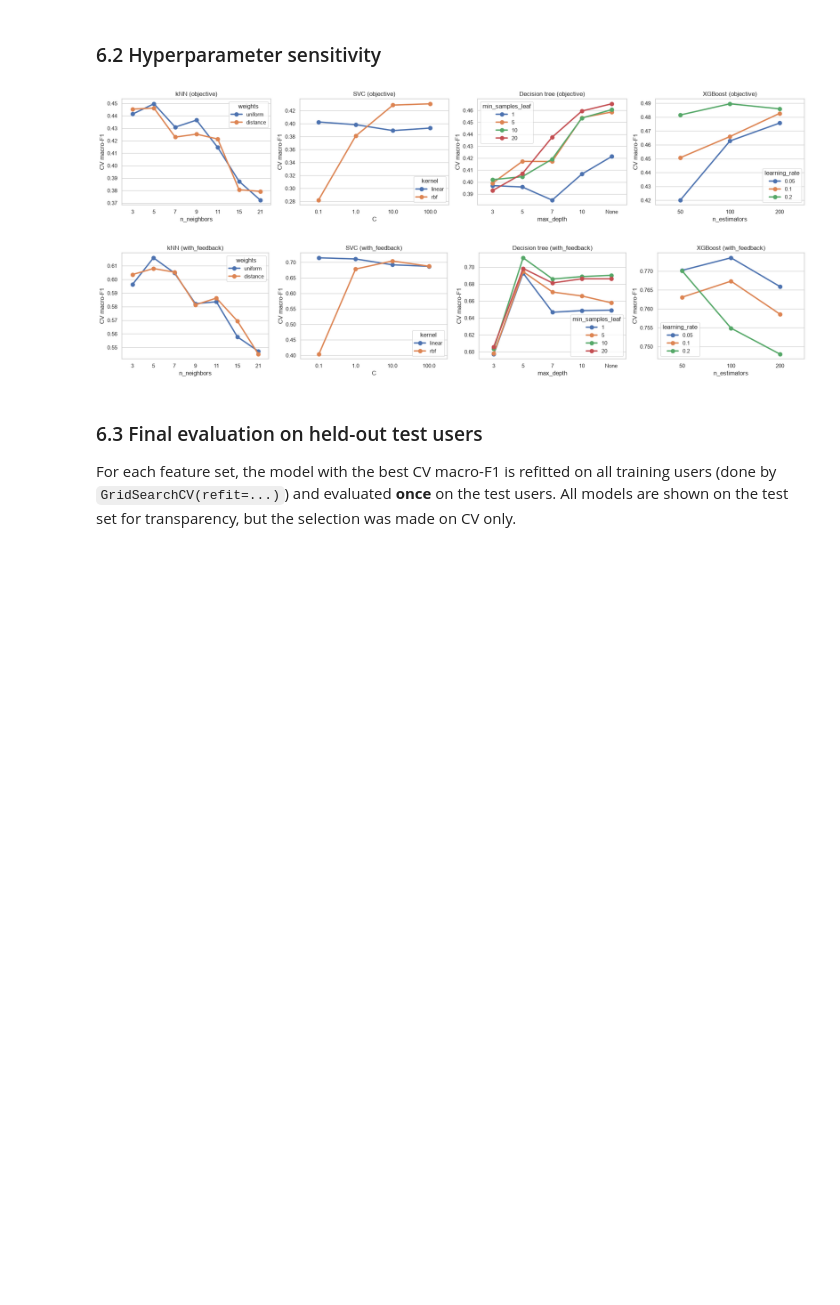
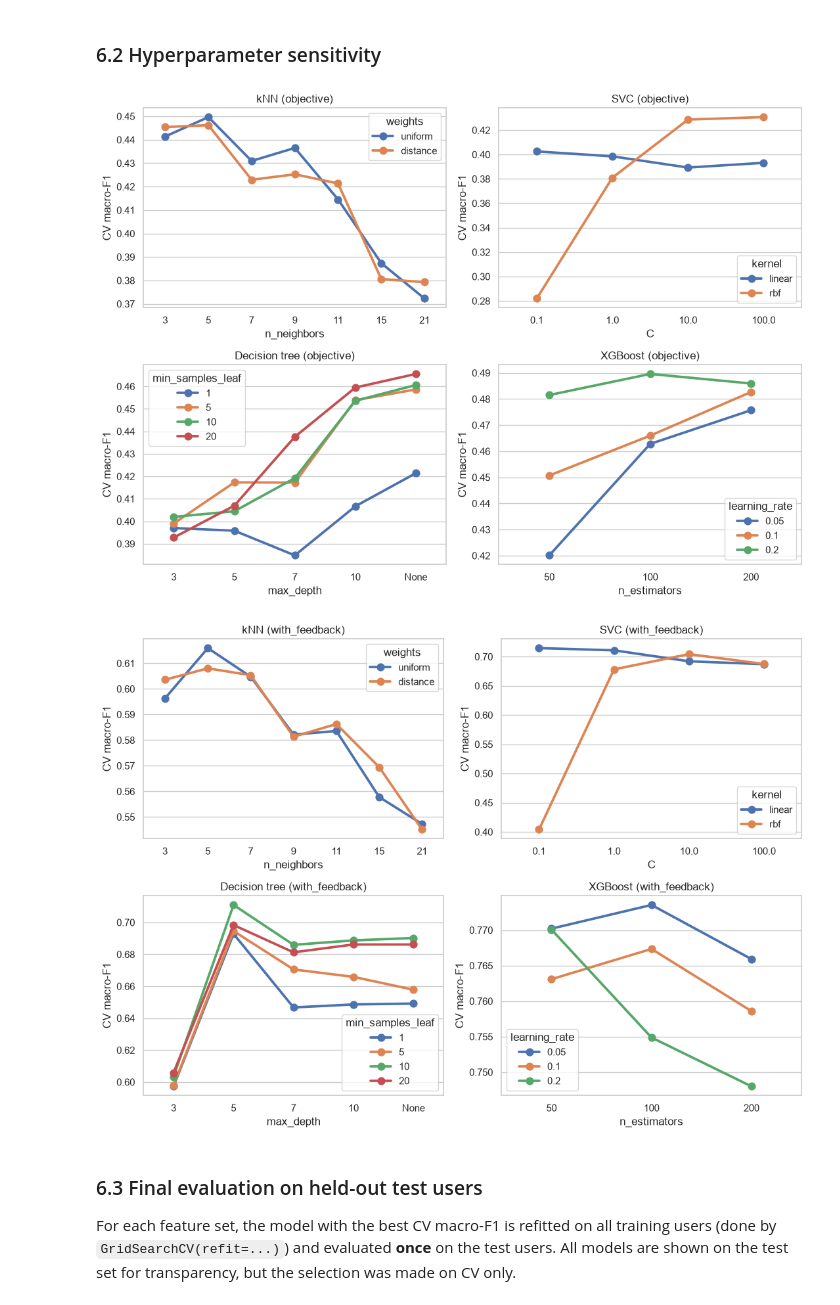
Before and after one commit to salmaimassadan/Qoe-Poqemon-project, a Jupyter notebook: notebooks/poqemon-qoe-project.ipynb, the cells around one changed output. Saved outputs shown, nothing was run; the diff lists cells and outputs as text; code cells hidden in the pictures; blank space fills up the shorter version.

```diff
--- a/notebooks/poqemon-qoe-project.ipynb
+++ b/notebooks/poqemon-qoe-project.ipynb
@@ -457,25 +457,25 @@ plt.show()
 # %%
 def plot_sensitivity(fs_name, model_name, x, hue, ax, fixed=None):
     res = pd.DataFrame(searches[fs_name, model_name].cv_results_)
     for k, v in (fixed or {}).items():
         res = res[res[f"param_clf__{k}"] == v]
     res = res.assign(**{c: res[f"param_clf__{c}"].astype(object).fillna("None").astype(str) for c in (x, hue)})
     best = res.groupby([x, hue], sort=False)["mean_test_f1_macro"].max().reset_index()
     sns.pointplot(best, x=x, y="mean_test_f1_macro", hue=hue, ax=ax)
     ax.set(title=f"{model_name} ({fs_name})", ylabel="CV macro-F1")
 
 for fs_name in FEATURE_SETS:
-    fig, axes = plt.subplots(1, 4, figsize=(20, 4))
-    plot_sensitivity(fs_name, "kNN", "n_neighbors", "weights", axes[0])
-    plot_sensitivity(fs_name, "SVC", "C", "kernel", axes[1])
-    plot_sensitivity(fs_name, "Decision tree", "max_depth", "min_samples_leaf", axes[2])
-    plot_sensitivity(fs_name, "XGBoost", "n_estimators", "learning_rate", axes[3])
+    fig, axes = plt.subplots(2, 2, figsize=(11, 8))
+    plot_sensitivity(fs_name, "kNN", "n_neighbors", "weights", axes[0, 0])
+    plot_sensitivity(fs_name, "SVC", "C", "kernel", axes[0, 1])
+    plot_sensitivity(fs_name, "Decision tree", "max_depth", "min_samples_leaf", axes[1, 0])
+    plot_sensitivity(fs_name, "XGBoost", "n_estimators", "learning_rate", axes[1, 1])
     fig.tight_layout()
     save_fig(fig, f"sensitivity_{fs_name}")
     plt.show()
 # %% [output]
-[figure, old version]
+[figure, new version]
-[figure, old version]
+[figure, new version]
 # %% [markdown]
 ### 6.3 Final evaluation on held-out test users
 
```
Also changed, not shown: parts of 5 cells of this notebook, 12 other files.
